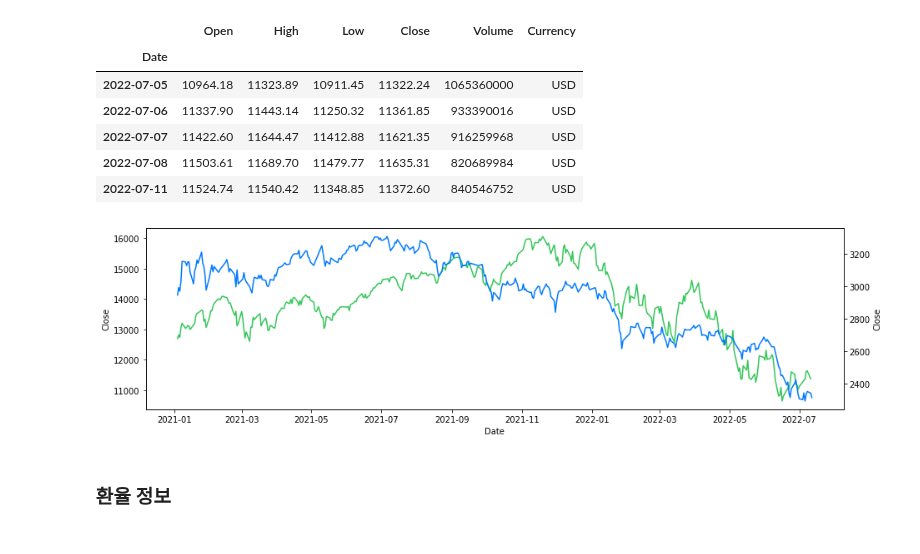
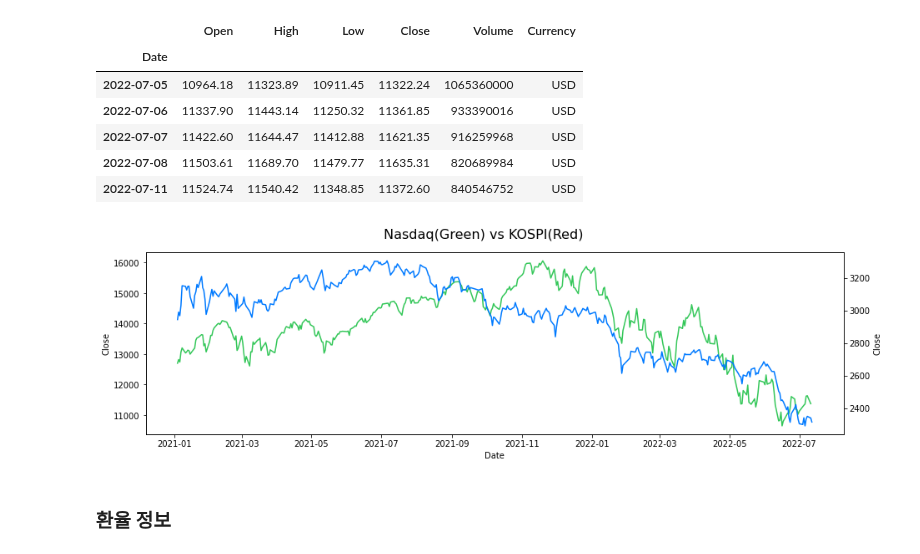
Before and after one commit to instork/data_sources, a Jupyter notebook: src/investpy.ipynb, the cells around one changed output. Drawn from its saved outputs; the diff is of its cells as text; code cells hidden in the pictures.

```diff
--- a/src/investpy.ipynb
+++ b/src/investpy.ipynb
@@ -98,11 +100,12 @@ nasdaq.tail()
 # %%
 fig, ax1 = plt.subplots(figsize=(15,4))
 sns.lineplot(ax=ax1, data=nasdaq, x='Date', y='Close', color='#34c759')
 ax2 = ax1.twinx()
 sns.lineplot(ax=ax2, data=kospi, x='Date', y='Close', color='#007aff')
+fig.suptitle('Nasdaq(Green) vs KOSPI(Red)', fontsize=16)
 plt.show()
 # %% [output]
-[figure, old version]
+[figure, new version]
 # %% [markdown]
 ### 환율 정보
 # %%
```
Also changed, not shown: parts of 5 cells of this notebook.
